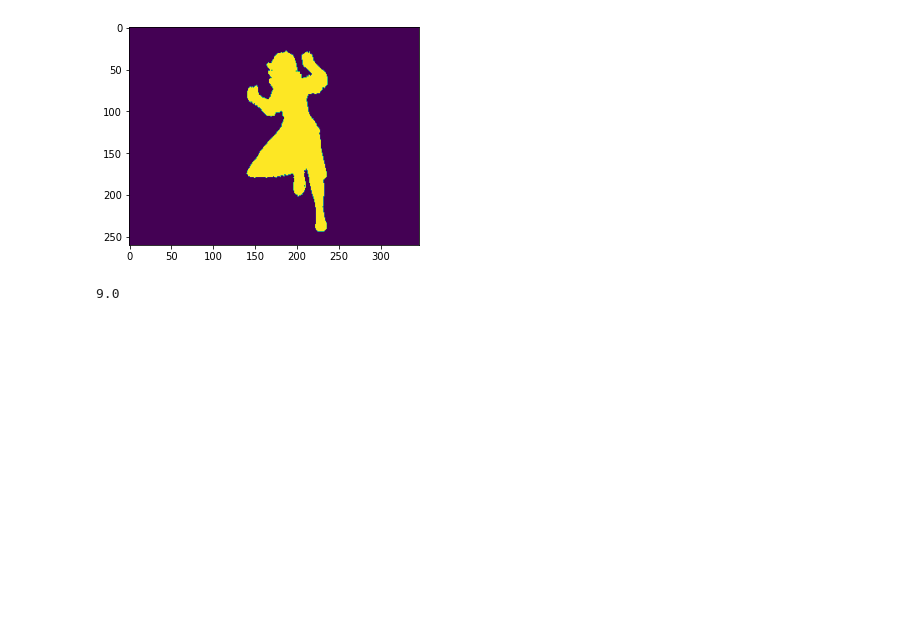
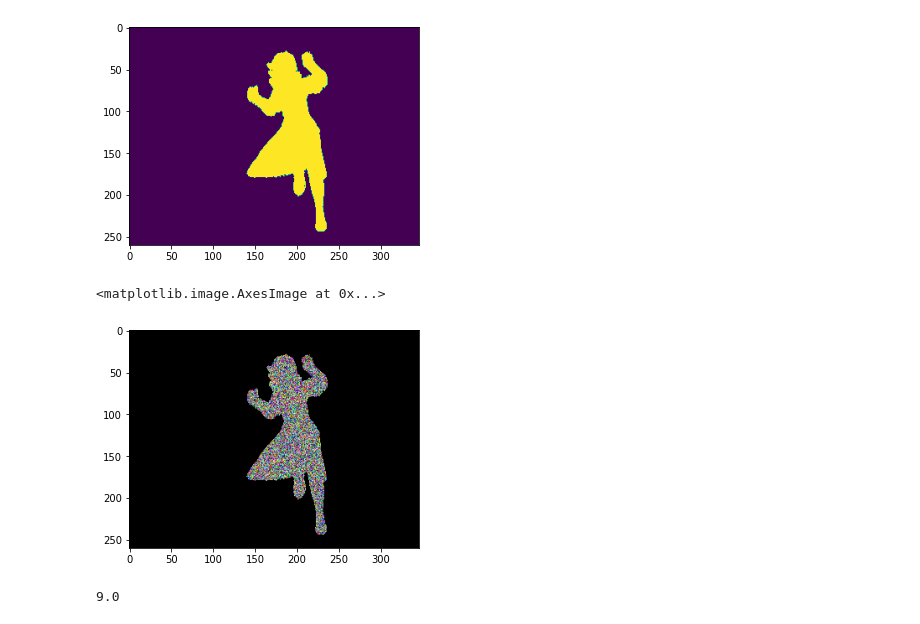
Before and after one commit to EEEEEEYu/U2NetTORE, a Jupyter notebook: notebooks/scratch.ipynb, the cells around one changed output. Saved outputs shown, nothing was run; the diff lists cells and outputs as text; code cells hidden in the pictures; blank space fills up the shorter version.

```diff
--- a/notebooks/scratch.ipynb
+++ b/notebooks/scratch.ipynb
@@ -30,6 +30,14 @@ plt.imshow(mask2)
 <matplotlib.image.AxesImage at 0x...>
 [figure]
 [figure]
+# %%
+m = torch.tensor(mask2)
+m = m.unsqueeze(0)
+contents = torch.rand(8,260,346)
+plt.imshow((m*contents).numpy()[:3].transpose(1,2,0))
+# %% [output]
+<matplotlib.image.AxesImage at 0x...>
+[figure, added]
 # %%
 x=9.0
 print(str(x))
```
Also changed, not shown: 3 other files.
